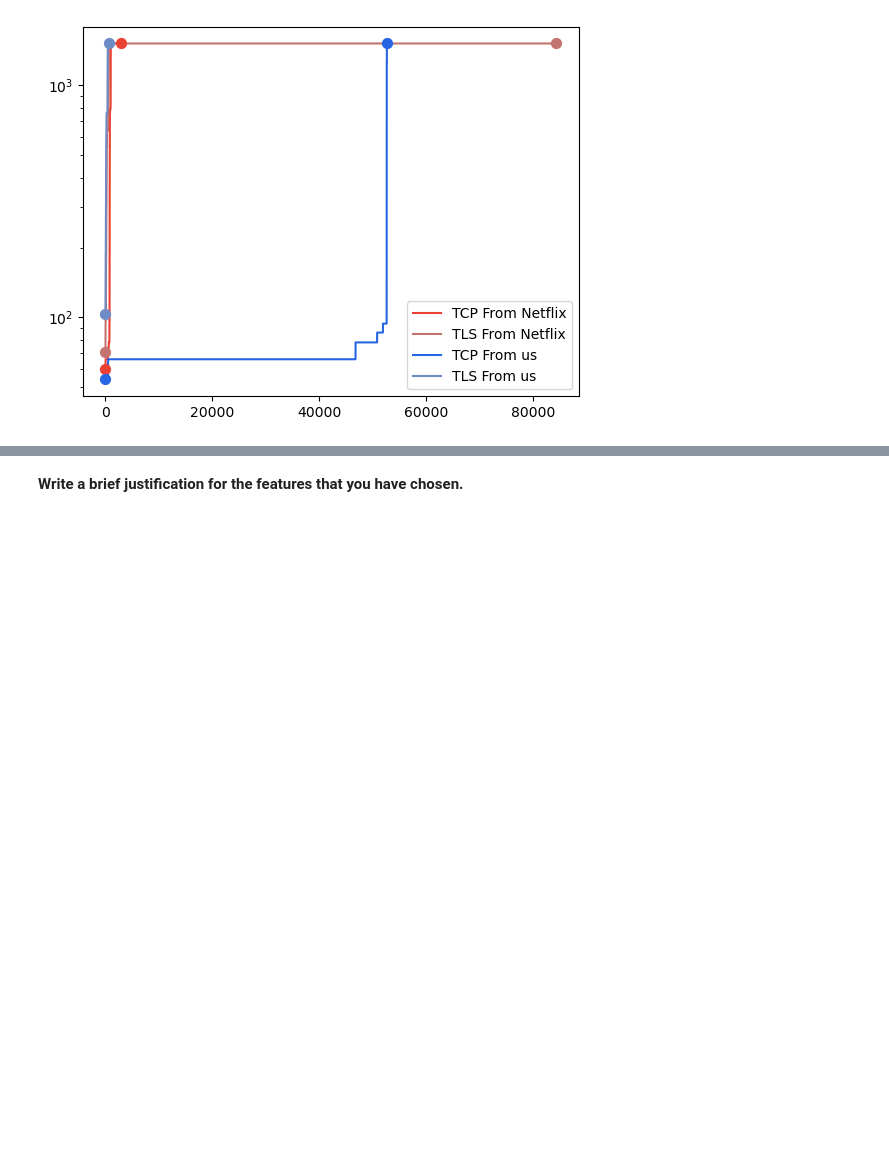
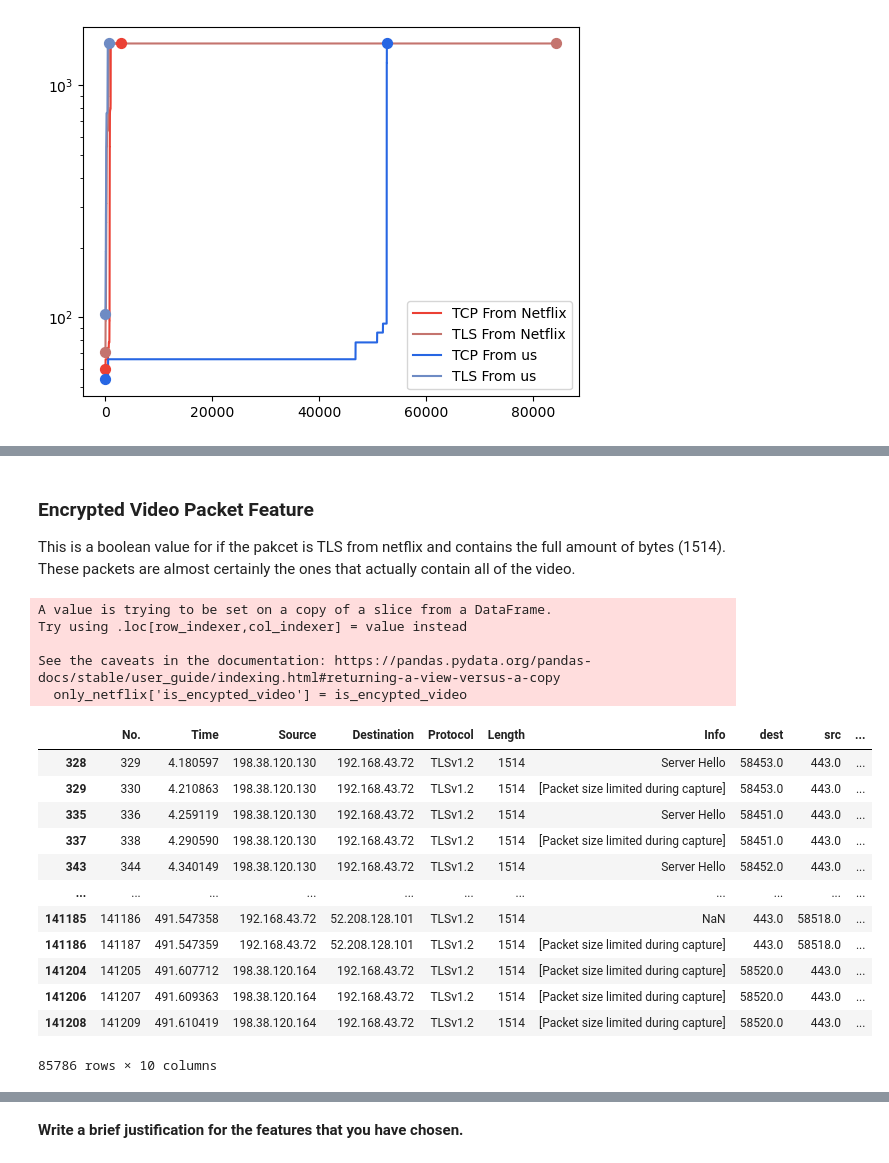
Before and after one commit to noise-course/video-quality-of-experience-zroe1, a Jupyter notebook: 1-Video-Quality-Inference.ipynb, the cells around one changed output, grey strips where cells are left out. Saved outputs shown, nothing was run; the diff lists cells and outputs as text; code cells hidden in the pictures; blank space fills up the shorter version.

```diff
--- a/1-Video-Quality-Inference.ipynb
+++ b/1-Video-Quality-Inference.ipynb
@@ -400,0 +399,4 @@ By skimming WireShark, it looks like the reason we get all these
+# %% [markdown]
+### Encrypted Video Packet Feature
+
+This is a boolean value for if the pakcet is TLS from netflix and contains the full amount of bytes (1514). These packets are almost certainly the ones that actually contain all of the video.
@@ -400,0 +405,24 @@ By skimming WireShark, it looks like the reason we get all these
+# %%
+only_netflix['is_encypted_video'] = is_encypted_video
+# %% [output]
+A value is trying to be set on a copy of a slice from a DataFrame.
+Try using .loc[row_indexer,col_indexer] = value instead
+
+See the caveats in the documentation: https://pandas.pydata.org/pandas-docs/stable/user_guide/indexing.html#returning-a-view-versus-a-copy
+  only_netflix['is_encypted_video'] = is_encypted_video
+# %%
+only_netflix[only_netflix["Length"] == 1514]
+# %% [output]
+|  | No. | Time | Source | Destination | Protocol | Length | Info | dest | src | ... |
+| 328 | 329 | 4.180597 | 198.38.120.130 | 192.168.43.72 | TLSv1.2 | 1514 | Server Hello | 58453.0 | 443.0 | ... |
+| 329 | 330 | 4.210863 | 198.38.120.130 | 192.168.43.72 | TLSv1.2 | 1514 | [Packet size limited during capture] | 58453.0 | 443.0 | ... |
+| 335 | 336 | 4.259119 | 198.38.120.130 | 192.168.43.72 | TLSv1.2 | 1514 | Server Hello | 58451.0 | 443.0 | ... |
+| 337 | 338 | 4.290590 | 198.38.120.130 | 192.168.43.72 | TLSv1.2 | 1514 | [Packet size limited during capture] | 58451.0 | 443.0 | ... |
+| 343 | 344 | 4.340149 | 198.38.120.130 | 192.168.43.72 | TLSv1.2 | 1514 | Server Hello | 58452.0 | 443.0 | ... |
+| ... | ... | ... | ... | ... | ... | ... | ... | ... | ... | ... |
+| 141185 | 141186 | 491.547358 | 192.168.43.72 | 52.208.128.101 | TLSv1.2 | 1514 | NaN | 443.0 | 58518.0 | ... |
+| 141186 | 141187 | 491.547359 | 192.168.43.72 | 52.208.128.101 | TLSv1.2 | 1514 | [Packet size limited during capture] | 443.0 | 58518.0 | ... |
+| 141204 | 141205 | 491.607712 | 198.38.120.164 | 192.168.43.72 | TLSv1.2 | 1514 | [Packet size limited during capture] | 58520.0 | 443.0 | ... |
+| 141206 | 141207 | 491.609363 | 198.38.120.164 | 192.168.43.72 | TLSv1.2 | 1514 | [Packet size limited during capture] | 58520.0 | 443.0 | ... |
+| 141208 | 141209 | 491.610419 | 198.38.120.164 | 192.168.43.72 | TLSv1.2 | 1514 | [Packet size limited during capture] | 58520.0 | 443.0 | ... |
+85786 rows × 10 columns
```
Also changed, not shown: parts of 19 cells of this notebook.
